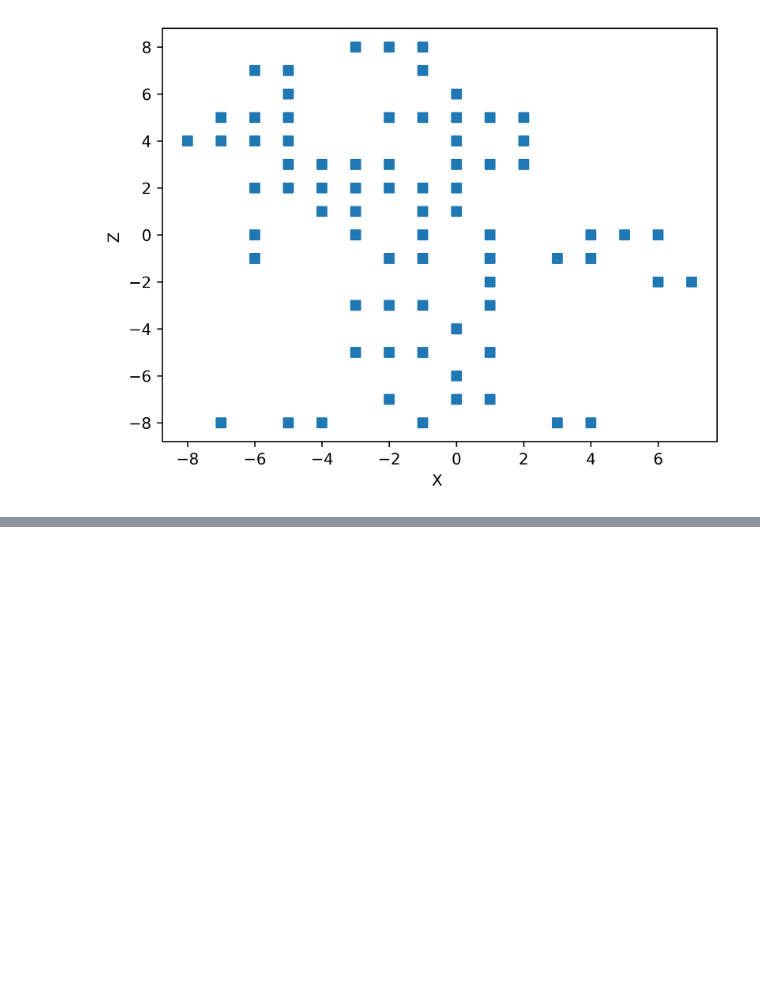
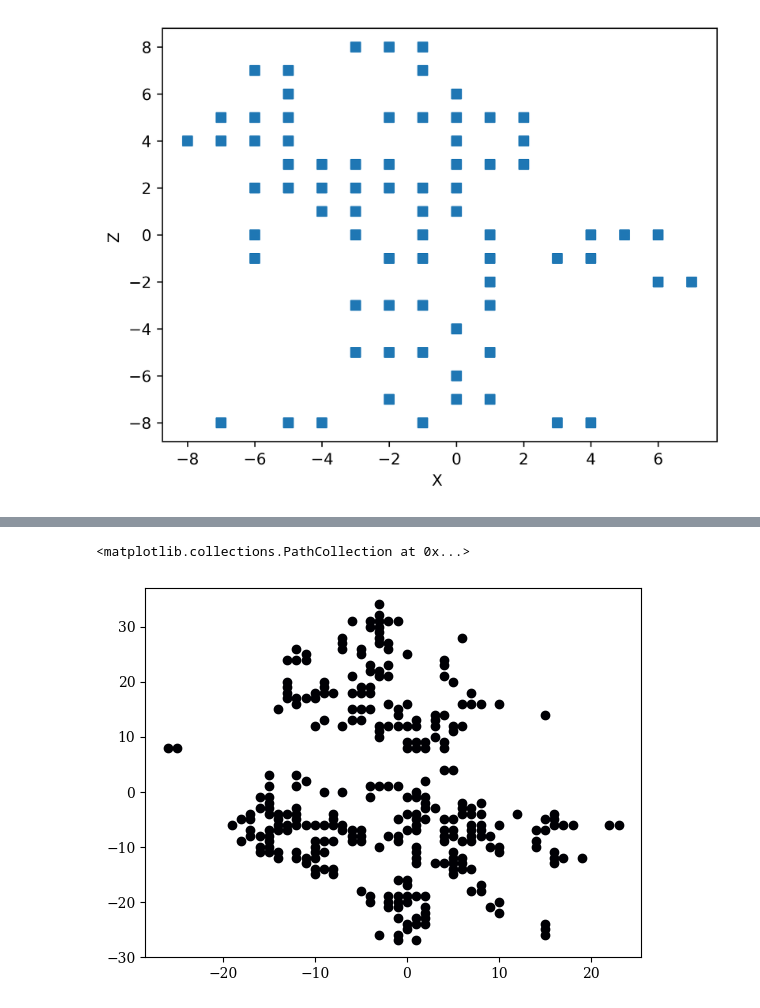
Before and after one commit to michaelsouza/dla-collagen, a Jupyter notebook: cross_section_fibril.ipynb, the cells around one changed output, grey strips where cells are left out. Cells and saved outputs as stored; diff of their text form; code cells hidden in the pictures; blank space fills up the shorter version.

```diff
--- a/cross_section_fibril.ipynb
+++ b/cross_section_fibril.ipynb
@@ -445,0 +321,8 @@ perimeter = contour[0].length if contour else 0
+# %%
+x = DFCS[2][0]['x'][DFCS[2][0]['y'] == ys[0]].tolist()
+z = DFCS[2][0]['z'][DFCS[2][0]['y'] == ys[0]].tolist()
+# %%
+plt.scatter(x,z)
+# %% [output]
+<matplotlib.collections.PathCollection at 0x...>
+[figure, added]
```
Also changed, not shown: parts of 13 cells of this notebook.
